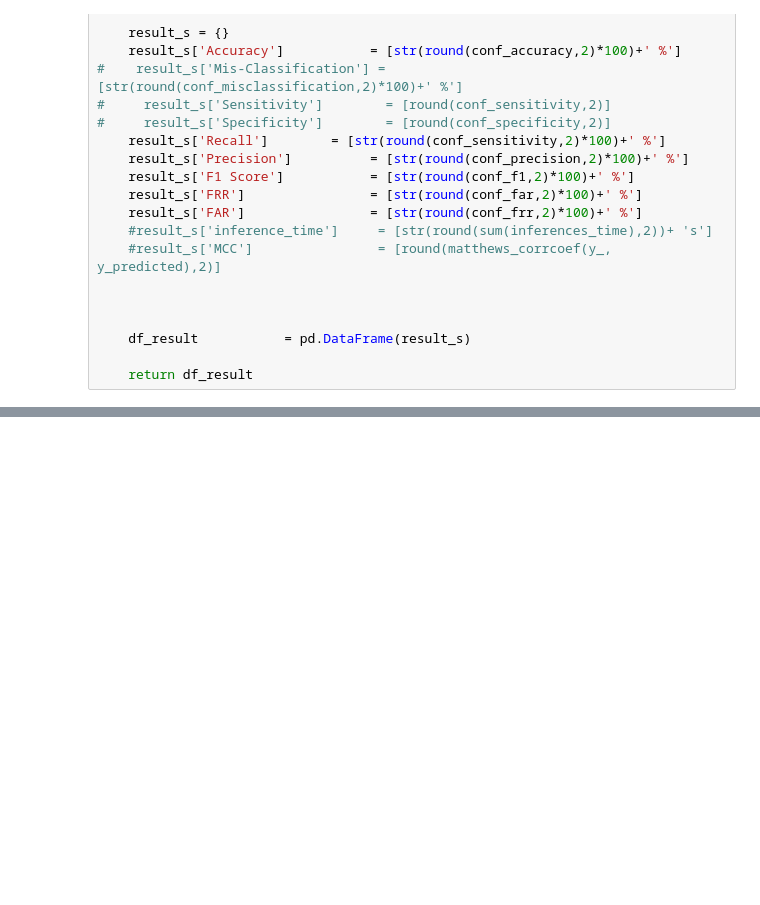
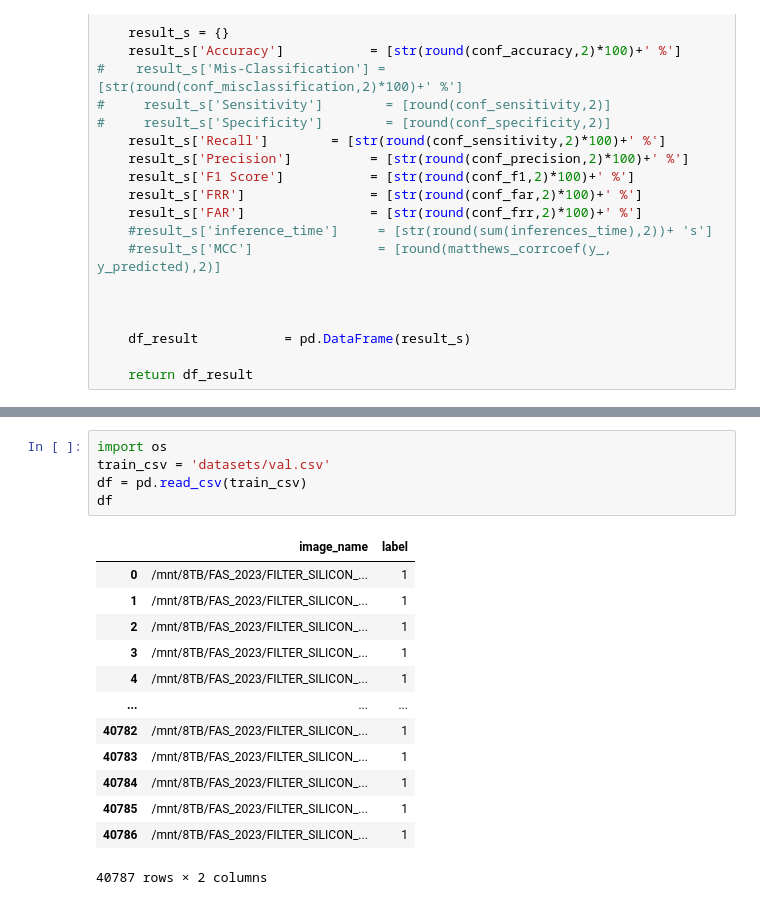
Before and after one commit to biometrickz/SSAN, a Jupyter notebook: Untitled.ipynb, the cells around one changed output, grey strips where cells are left out. Cells and saved outputs as stored; diff of their text form; blank space fills up the shorter version.

```diff
--- a/Untitled.ipynb
+++ b/Untitled.ipynb
@@ -314,0 +517,19 @@ plt.show()
+# %%
+import os
+train_csv = 'datasets/val.csv'
+df = pd.read_csv(train_csv)
+df
+# %% [output]
+|  | image_name | label |
+| 0 | /mnt/8TB/FAS_2023/FILTER_SILICON_... | 1 |
+| 1 | /mnt/8TB/FAS_2023/FILTER_SILICON_... | 1 |
+| 2 | /mnt/8TB/FAS_2023/FILTER_SILICON_... | 1 |
+| 3 | /mnt/8TB/FAS_2023/FILTER_SILICON_... | 1 |
+| 4 | /mnt/8TB/FAS_2023/FILTER_SILICON_... | 1 |
+| ... | ... | ... |
+| 40782 | /mnt/8TB/FAS_2023/FILTER_SILICON_... | 1 |
+| 40783 | /mnt/8TB/FAS_2023/FILTER_SILICON_... | 1 |
+| 40784 | /mnt/8TB/FAS_2023/FILTER_SILICON_... | 1 |
+| 40785 | /mnt/8TB/FAS_2023/FILTER_SILICON_... | 1 |
+| 40786 | /mnt/8TB/FAS_2023/FILTER_SILICON_... | 1 |
+40787 rows × 2 columns
```
Also changed, not shown: parts of 15 cells of this notebook, 7 other files.
